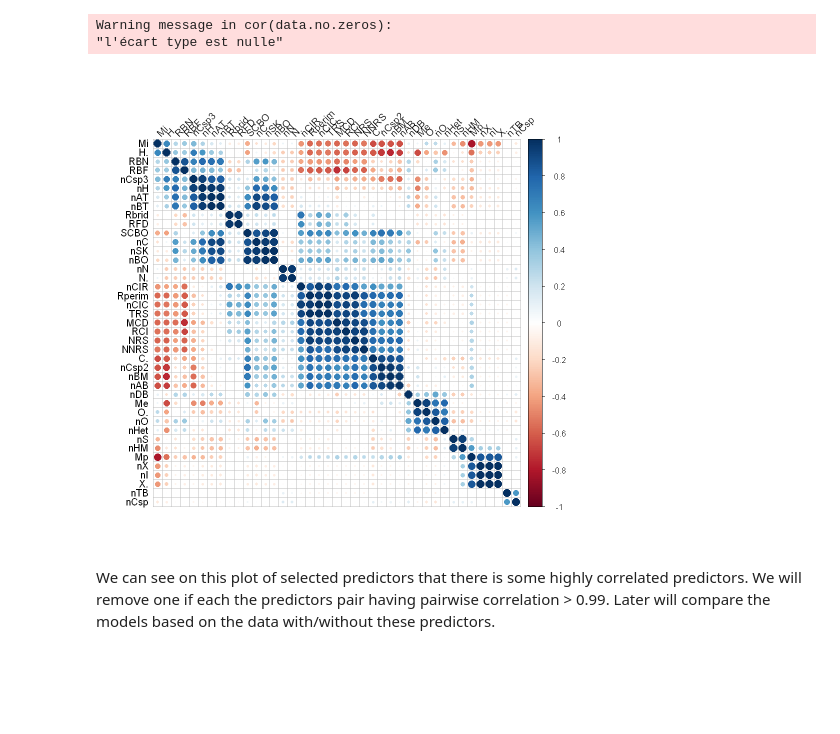
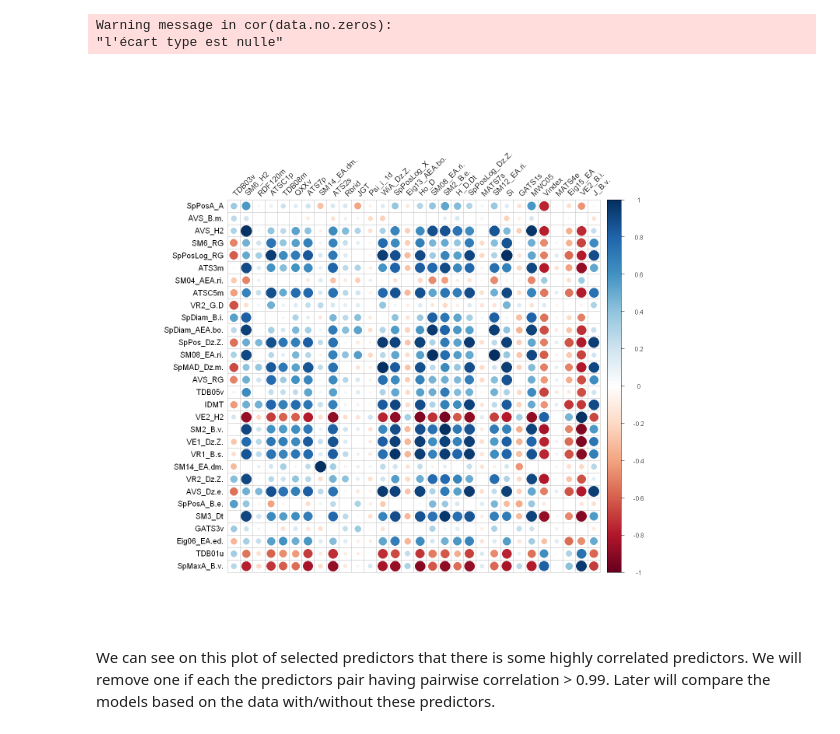
Before and after one commit to tomcastigl/BIO-322_mini_proj, a Jupyter notebook: src/projectA.ipynb, the cells around one changed output. Drawn from its saved outputs; the diff is of its cells as text; code cells hidden in the pictures; blank space fills up the shorter version.

```diff
--- a/src/projectA.ipynb
+++ b/src/projectA.ipynb
@@ -76,9 +75,10 @@ cor.mat<-cor(data.no.zeros)
 Warning message in cor(data.no.zeros):
 "l'écart type est nulle"
 # %%
-corrplot(cor.mat[10:50,10:50], order="hclust", tl.col="black", tl.srt=45)
+set.seed(2)
+corrplot(cor.mat[sample(1:ncol(data),30),sample(1:ncol(data),30)], order="hclust", tl.col="black", tl.srt=45)
 # %% [output]
-[figure, old version]
+[figure, new version]
 # %% [markdown]
 We can see on this plot of selected predictors that there is some highly correlated predictors. We will remove one if each the predictors pair having pairwise correlation > 0.99. Later will compare the models based on the data with/without these predictors.
 # %%
```
Also changed, not shown: parts of 13 cells of this notebook.
